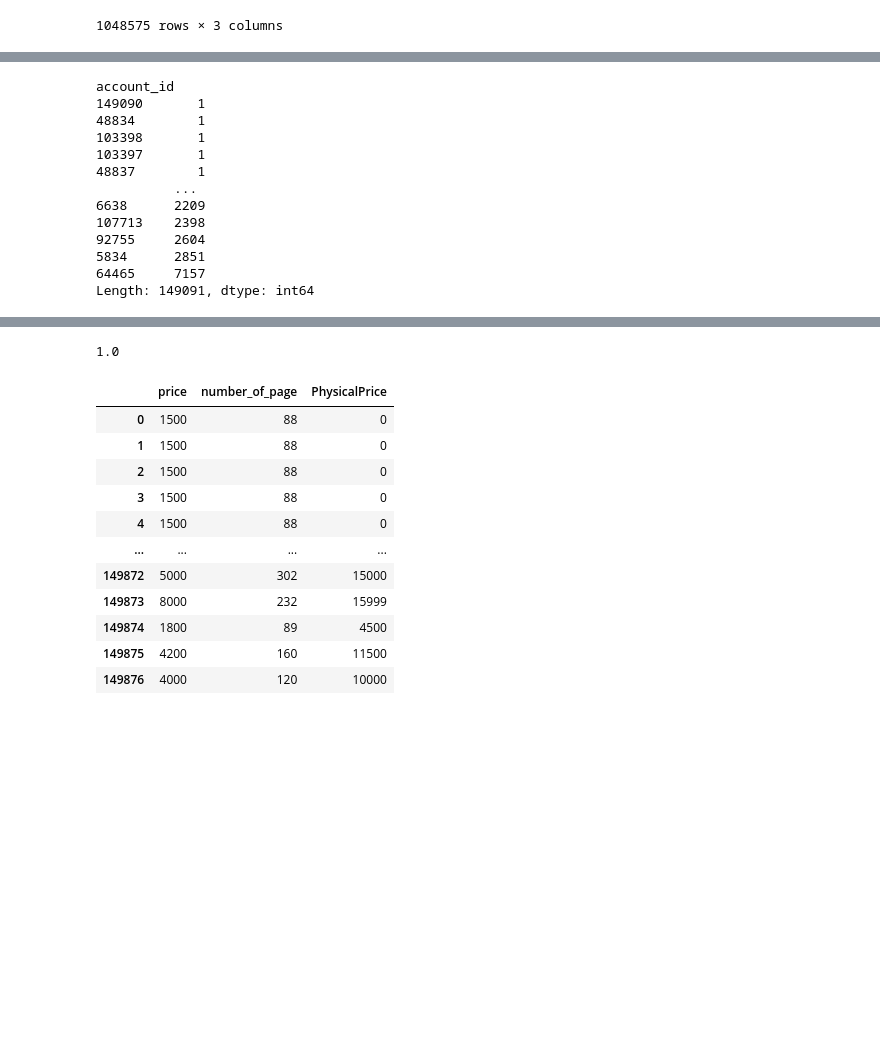
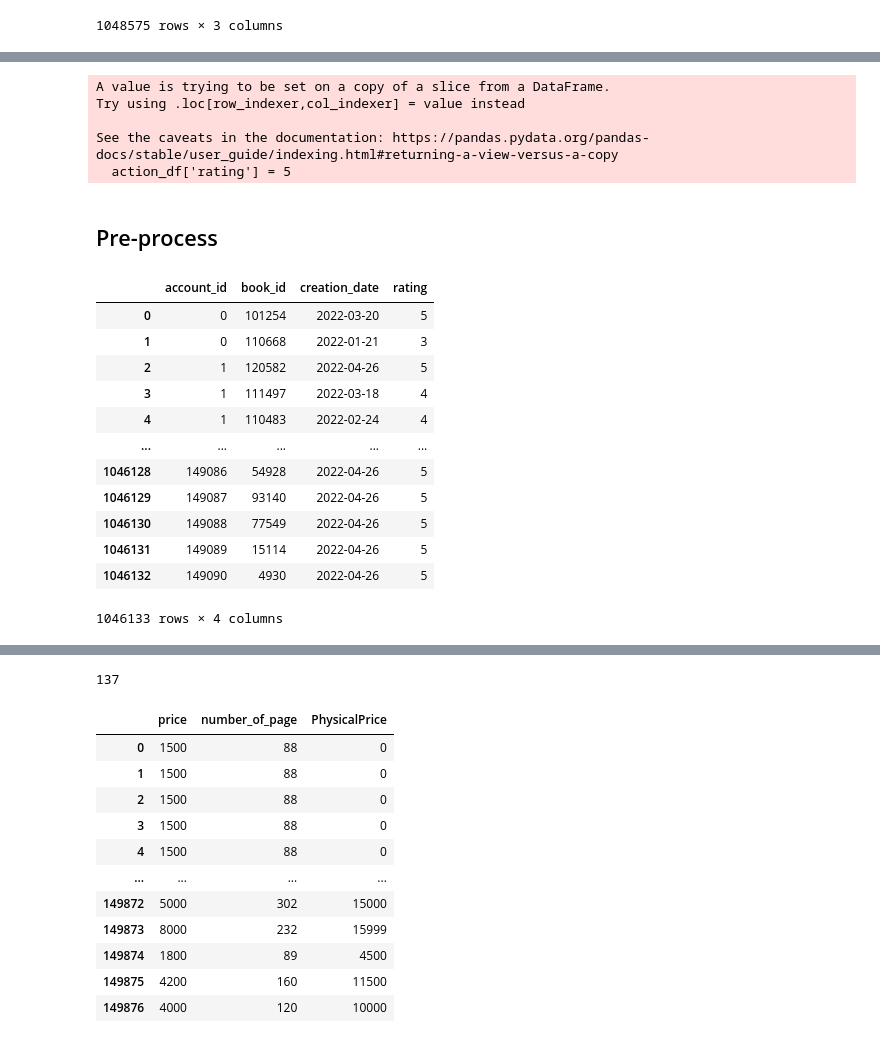
Before and after one commit to abolfazlyarian/task1, a Jupyter notebook: test.ipynb, the cells around one changed output, grey strips where cells are left out. Saved outputs shown, nothing was run; the diff lists cells and outputs as text; code cells hidden in the pictures; blank space fills up the shorter version.

```diff
--- a/test.ipynb
+++ b/test.ipynb
@@ -129,16 +64,24 @@ action_df.groupby('account_id', group_keys=False).apply(rating)
-# %%
-action_df.groupby('account_id').size().sort_values()
-# %% [output]
-account_id
-149090       1
-48834        1
-103398       1
-103397       1
-48837        1
-          ...
-6638      2209
-107713    2398
-92755     2604
-5834      2851
-64465     7157
-Length: 149091, dtype: int64
+# %%
+action_df['rating'] = 5
+previous_id = None
+previous_day = None
+previous_idx = None
+for index, row in action_df.iterrows():
+    current_id = row['account_id']
+    if previous_id != current_id:
+        previous_idx = None
+    current_day = pd.to_datetime(row['creation_date']).day_of_year
+    if current_id == previous_id and current_day <= previous_day:
+        if previous_idx == None:
+            action_df.at[index, 'rating'] = action_df.at[index, 'rating'] - (previous_day-current_day)//29
+        else:
+            action_df.at[index, 'rating'] = action_df.at[previous_idx, 'rating'] - (previous_day-current_day)//29
+        previous_idx = index
+    previous_id = current_id
+    previous_day = current_day
+# %% [output]
+A value is trying to be set on a copy of a slice from a DataFrame.
+Try using .loc[row_indexer,col_indexer] = value instead
+
+See the caveats in the documentation: https://pandas.pydata.org/pandas-docs/stable/user_guide/indexing.html#returning-a-view-versus-a-copy
+  action_df['rating'] = 5
@@ -145,3 +90,22 @@ Length: 149091, dtype: int64
+# %% [markdown]
+## Pre-process
+# %%
+action_df = pd.read_csv("dataset/action-pre.csv").dropna()
+action_df
+# %% [output]
+|  | account_id | book_id | creation_date | rating |
+| 0 | 0 | 101254 | 2022-03-20 | 5 |
+| 1 | 0 | 110668 | 2022-01-21 | 3 |
+| 2 | 1 | 120582 | 2022-04-26 | 5 |
+| 3 | 1 | 111497 | 2022-03-18 | 4 |
+| 4 | 1 | 110483 | 2022-02-24 | 4 |
+| ... | ... | ... | ... | ... |
+| 1046128 | 149086 | 54928 | 2022-04-26 | 5 |
+| 1046129 | 149087 | 93140 | 2022-04-26 | 5 |
+| 1046130 | 149088 | 77549 | 2022-04-26 | 5 |
+| 1046131 | 149089 | 15114 | 2022-04-26 | 5 |
+| 1046132 | 149090 | 4930 | 2022-04-26 | 5 |
+1046133 rows × 4 columns
 # %%
 # book_df = pd.read_csv("dataset/book_data.csv").fillna(value=0)
 book_df = pd.read_csv("dataset/book_data.csv").dropna()
@@ -160,10 +124,10 @@ book_df
 | 15695 | 45424 | یادداشت‌های امیراسدالله علم؛ دفتر... | کتاب هفت جلدی «یادداشت‌های امیر ا... | 40000 | 1078 | 315000 | 1394/10/13 | 3.714286 | ... |
 | 15707 | 45480 | فرمول برنامه‌ریزی؛ راهنمایی برای ... | «فرمول برنامه‌ریزی؛ راهنمایی برای... | 9000 | 138 | 27000 | 1397/10/08 | 4.413793 | ... |
 4505 rows × 13 columns
-# %%
-book_df['rating'].min()
-# %% [output]
-1.0
+# %%
+len(book_df['categories'].unique())
+# %% [output]
+137
 # %%
 merged_df = pd.merge(action_df, book_df, on='book_id', how='inner')
 # merged_df
```
Also changed, not shown: parts of 7 cells of this notebook.
